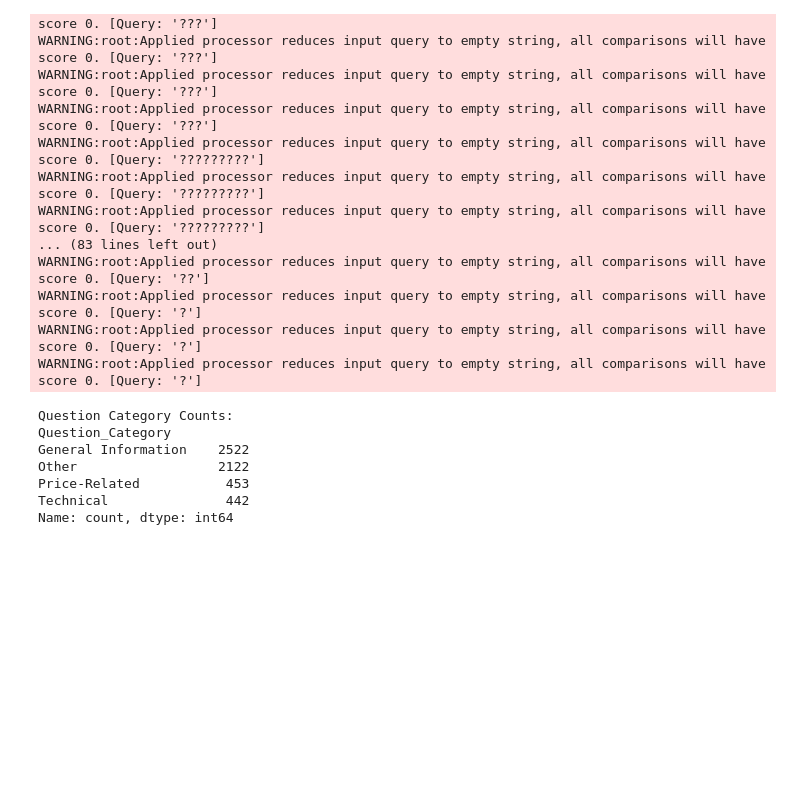
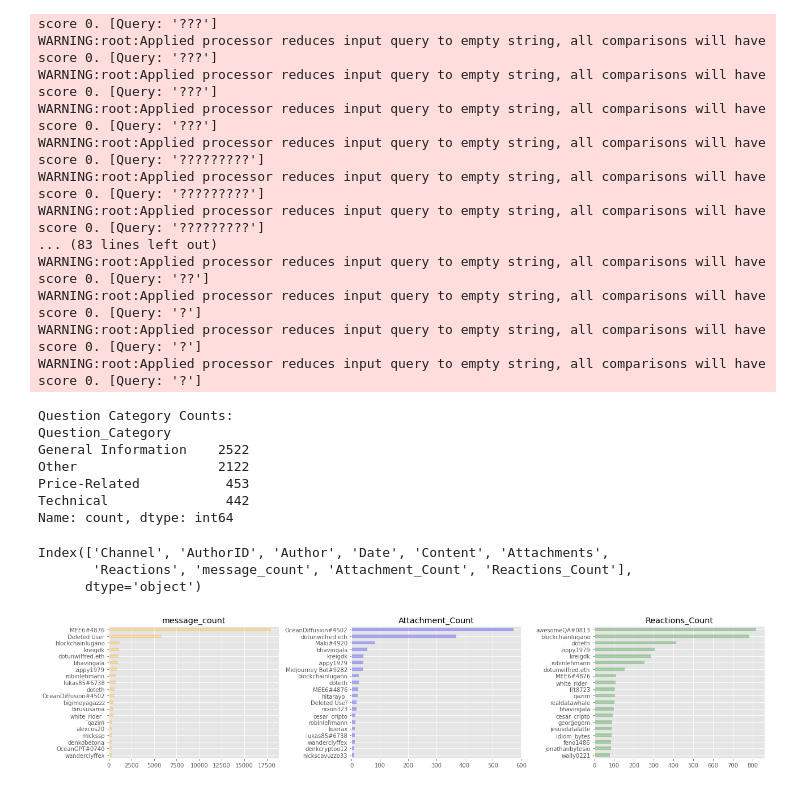
Before and after one commit to MarcLlopart/Discord-Community-Dynamics, a Jupyter notebook: 2_statistics.ipynb, the cells around one changed output. Cells and saved outputs as stored; diff of their text form; code cells hidden in the pictures; blank space fills up the shorter version.

```diff
--- a/2_statistics.ipynb
+++ b/2_statistics.ipynb
@@ -266,0 +265,45 @@ Name: count, dtype: int64
+# %%
+ocean_discord.columns
+# %% [output]
+Index(['Channel', 'AuthorID', 'Author', 'Date', 'Content', 'Attachments',
+       'Reactions', 'message_count', 'Attachment_Count', 'Reactions_Count'],
+      dtype='object')
+# %%
+## Comunity Activity
+ocean_discord = pd.read_pickle('data/ocean_discord.pkl')
+
+messages = ocean_discord.groupby('Author').agg({
+    'message_count': sum,
+    'Attachment_Count': sum,
+    'Reactions_Count': sum
+}).reset_index().sort_values('message_count', ascending = False)
+
+attachments = ocean_discord.groupby('Author').agg({
+    'message_count': sum,
+    'Attachment_Count': sum,
+    'Reactions_Count': sum
+}).reset_index().sort_values('Attachment_Count', ascending = False)
+
+reactions = ocean_discord.groupby('Author').agg({
+    'message_count': sum,
+    'Attachment_Count': sum,
+    'Reactions_Count': sum
+}).reset_index().sort_values('Reactions_Count', ascending = False)
+# %%
+# numeric features distributions
+_, ax = plt.subplots(1,3, figsize = (18,4))
+
+features = ocean_discord.groupby('Author').agg({
+    'message_count': sum,
+    'Attachment_Count': sum,
+    'Reactions_Count': sum
+}).reset_index().sort_values('message_count', ascending = False)
+
+colors = ['orange','blue','green']
+feats = list(features.columns)[1:]
+for i,f in enumerate(feats):
+    x = features.sort_values(f, ascending = False).set_index('Author')[f]
+    _ = x[:20].sort_values().plot(ax = ax[i], kind = 'barh', alpha = 0.3, color = colors[i], title = f, ylabel = '')
+plt.tight_layout()
+# %% [output]
+[figure, added]
```
Also changed, not shown: parts of 16 cells of this notebook, 2 other files.
